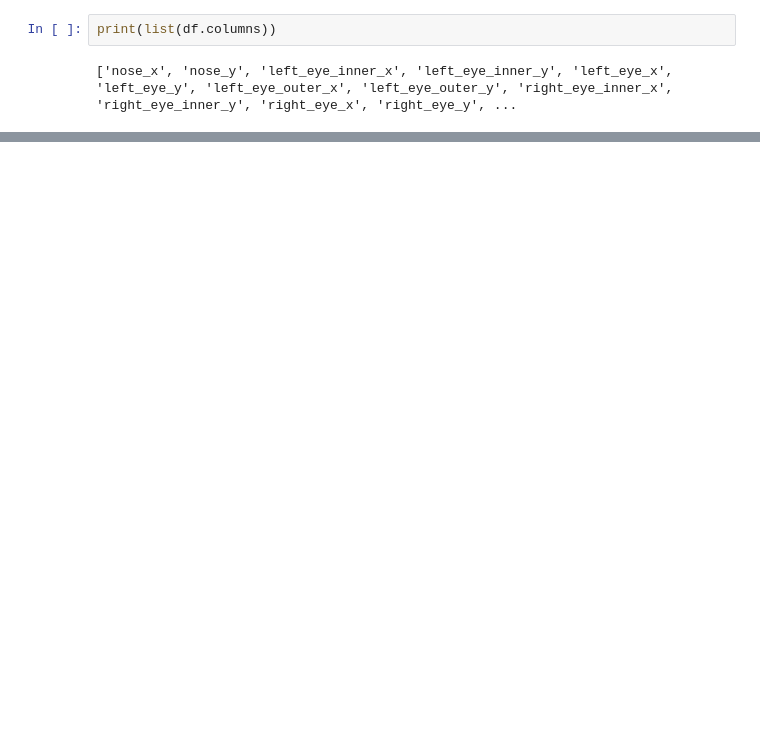
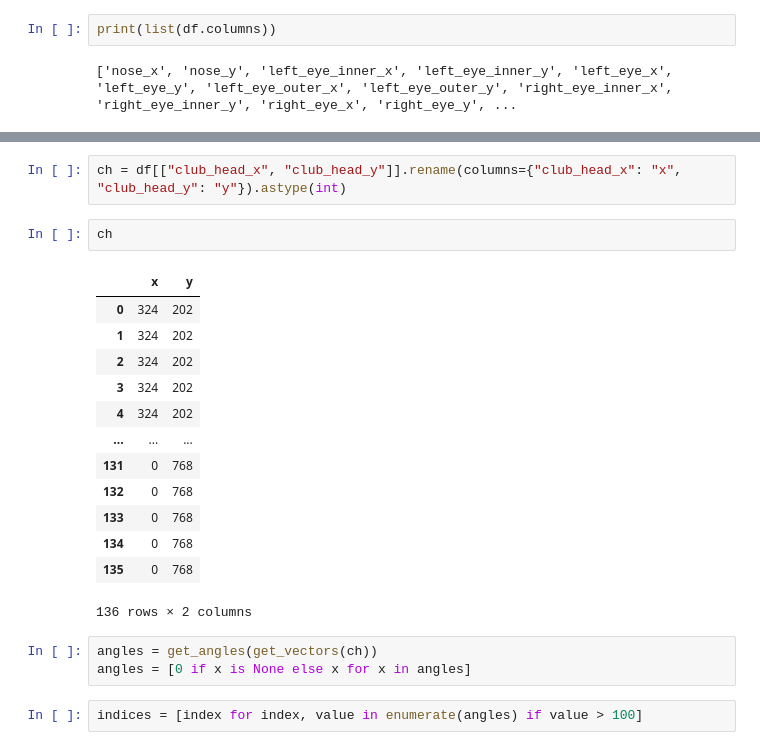
Before and after one commit to sanjeevs/golftrainer, a Jupyter notebook: noteboooks/demo/demo1.ipynb, the cells around one changed output, grey strips where cells are left out. Drawn from its saved outputs; the diff is of its cells as text; blank space fills up the shorter version.

```diff
--- a/noteboooks/demo/demo1.ipynb
+++ b/noteboooks/demo/demo1.ipynb
@@ -19,0 +90,23 @@ df.iloc[0]['nose_x']
+# %%
+ch = df[["club_head_x", "club_head_y"]].rename(columns={"club_head_x": "x", "club_head_y": "y"}).astype(int)
+# %%
+ch
+# %% [output]
+|  | x | y |
+| 0 | 324 | 202 |
+| 1 | 324 | 202 |
+| 2 | 324 | 202 |
+| 3 | 324 | 202 |
+| 4 | 324 | 202 |
+| ... | ... | ... |
+| 131 | 0 | 768 |
+| 132 | 0 | 768 |
+| 133 | 0 | 768 |
+| 134 | 0 | 768 |
+| 135 | 0 | 768 |
+136 rows × 2 columns
+# %%
+angles = get_angles(get_vectors(ch))
+angles = [0 if x is None else x for x in angles]
+# %%
+indices = [index for index, value in enumerate(angles) if value > 100]
```
Also changed, not shown: parts of 29 cells of this notebook.
